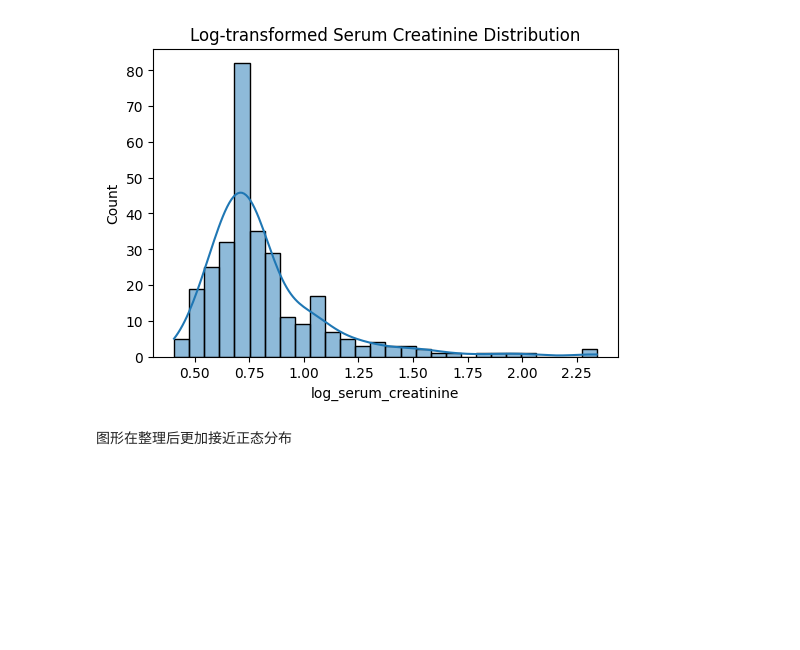
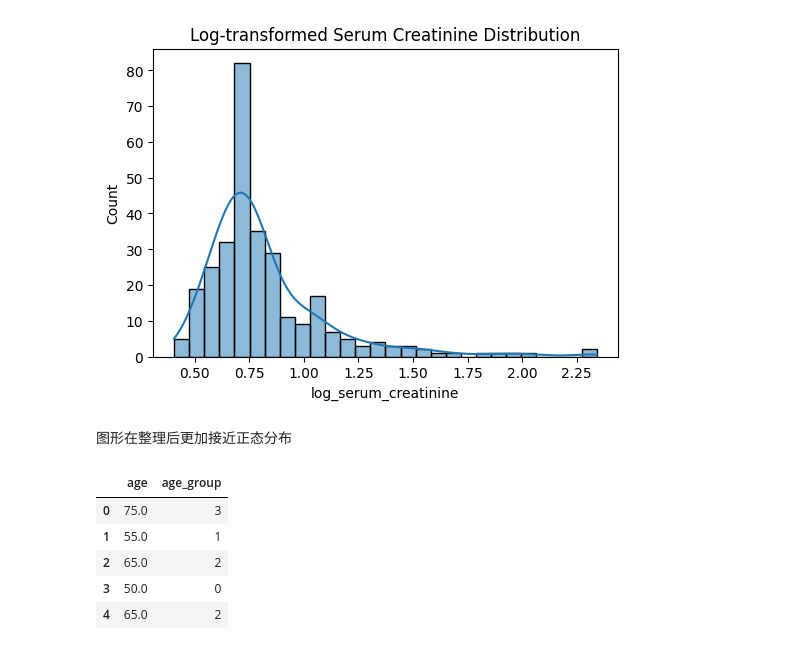
Before and after one commit to taotaokt/CS439_Project, a Jupyter notebook: feature_engingeering.ipynb, the cells around one changed output. Cells and saved outputs as stored; diff of their text form; code cells hidden in the pictures; blank space fills up the shorter version.

```diff
--- a/feature_engingeering.ipynb
+++ b/feature_engingeering.ipynb
@@ -94,3 +94,23 @@ plt.show()
 [figure]
 # %% [markdown]
 图形在整理后更加接近正态分布
+# %%
+#feature engineering2
+#age group
+df_fe["age_group"] = pd.cut(
+    df_fe["age"],
+    bins=[0, 50, 60, 70, 80, 100],
+    labels=[0, 1, 2, 3, 4]
+)
+
+#convert age group into numeric type
+df_fe["age_group"] = df_fe["age_group"].astype(int)
+
+df_fe[["age", "age_group"]].head()
+# %% [output]
+|  | age | age_group |
+| 0 | 75.0 | 3 |
+| 1 | 55.0 | 1 |
+| 2 | 65.0 | 2 |
+| 3 | 50.0 | 0 |
+| 4 | 65.0 | 2 |
```
Also changed, not shown: parts of 4 cells of this notebook.
